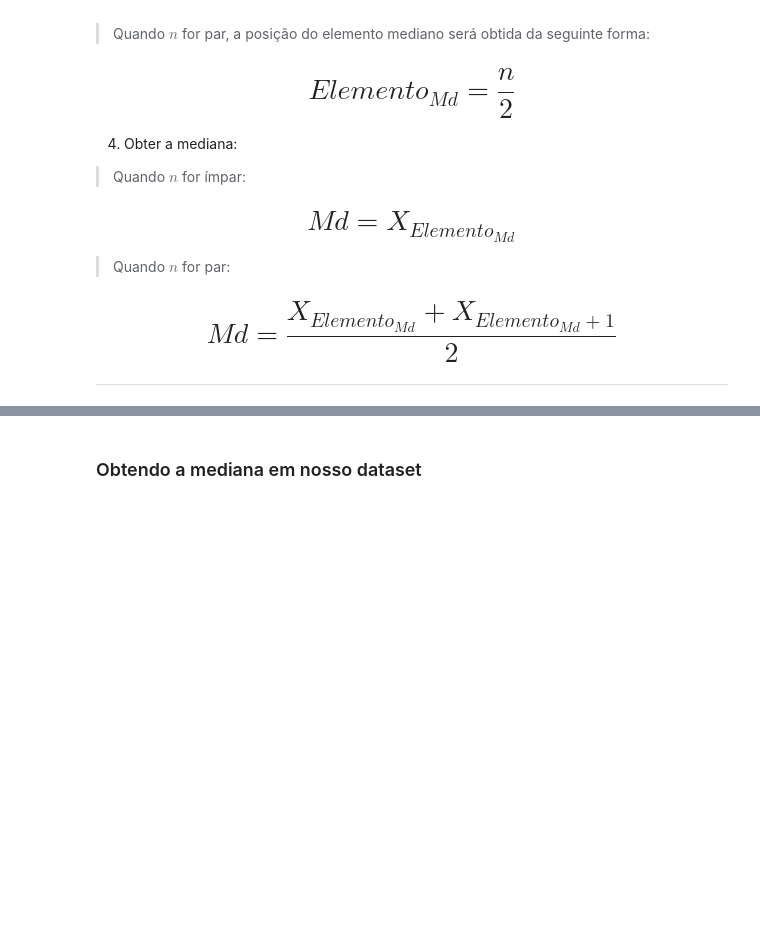
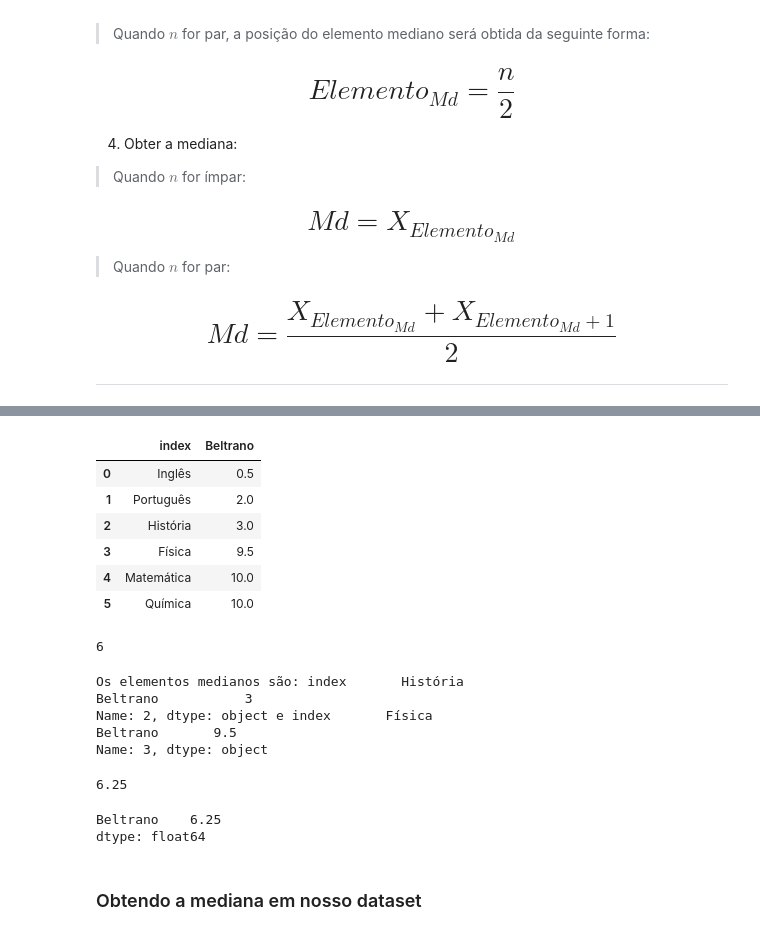
Before and after one commit to jeanhrsouza/python-frequencias-medidas, a Jupyter notebook: Curso_de_Estatística_Parte_1.ipynb, the cells around one changed output, grey strips where cells are left out. Cells and saved outputs as stored; diff of their text form; code cells hidden in the pictures; blank space fills up the shorter version.

```diff
--- a/Curso_de_Estatística_Parte_1.ipynb
+++ b/Curso_de_Estatística_Parte_1.ipynb
@@ -791,3 +877,8 @@ Para obtermos a mediana de uma conjunto de dados devemos proceder da seguinte ma
 ### Exemplo 2 - n par
 
 <img src='https://caelum-online-public.s3.amazonaws.com/1177-estatistica-parte1/01/img003.png' width='50%' style="float:left">
+# %%
+#Utilizando notas do beltrando + criando amostra aleatória dentro de uma Series
+#random state = seed
+notas_beltrano = df.Beltrano.sample(6, random_state = 101)
+notas_beltrano
@@ -793,0 +893,4 @@ Para obtermos a mediana de uma conjunto de dados devemos proceder da seguinte ma
+# %%
+#Ordenando a Series de Beltrano
+notas_beltrano = notas_beltrano.sort_values()
+notas_beltrano
@@ -794,2 +905,45 @@ Para obtermos a mediana de uma conjunto de dados devemos proceder da seguinte ma
+# %%
+#Transformando series em dataframe
+notas_beltrano = notas_beltrano.reset_index()
+notas_beltrano
+# %% [output]
+|  | index | Beltrano |
+| 0 | Inglês | 0.5 |
+| 1 | Português | 2.0 |
+| 2 | História | 3.0 |
+| 3 | Física | 9.5 |
+| 4 | Matemática | 10.0 |
+| 5 | Química | 10.0 |
+# %%
+#Recebendo o n do dataFrame de Beltrano
+n = notas_beltrano.shape[0]
+n
+# %% [output]
+6
+# %%
+#Criando o elemento mediano
+elemento_md_b = (n / 2) - 1
+
+elemento_md_b01 = notas_beltrano.loc[elemento_md_b]
+elemento_md_b02 = notas_beltrano.loc[elemento_md_b + 1]
+
+print(f'Os elementos medianos são: {elemento_md_b01} e {elemento_md_b02}')
+# %% [output]
+Os elementos medianos são: index       História
+Beltrano           3
+Name: 2, dtype: object e index       Física
+Beltrano       9.5
+Name: 3, dtype: object
+# %%
+#notas mediana de beltrano
+notas_mediana_beltrano = (elemento_md_b01.Beltrano + elemento_md_b02.Beltrano) / 2
+notas_mediana_beltrano
+# %% [output]
+6.25
+# %%
+notas_beltrano.median()
+# %% [output]
+Beltrano    6.25
+dtype: float64
 # %% [markdown]
 ### Obtendo a mediana em nosso dataset
```
Also changed, not shown: parts of 13 cells of this notebook.
